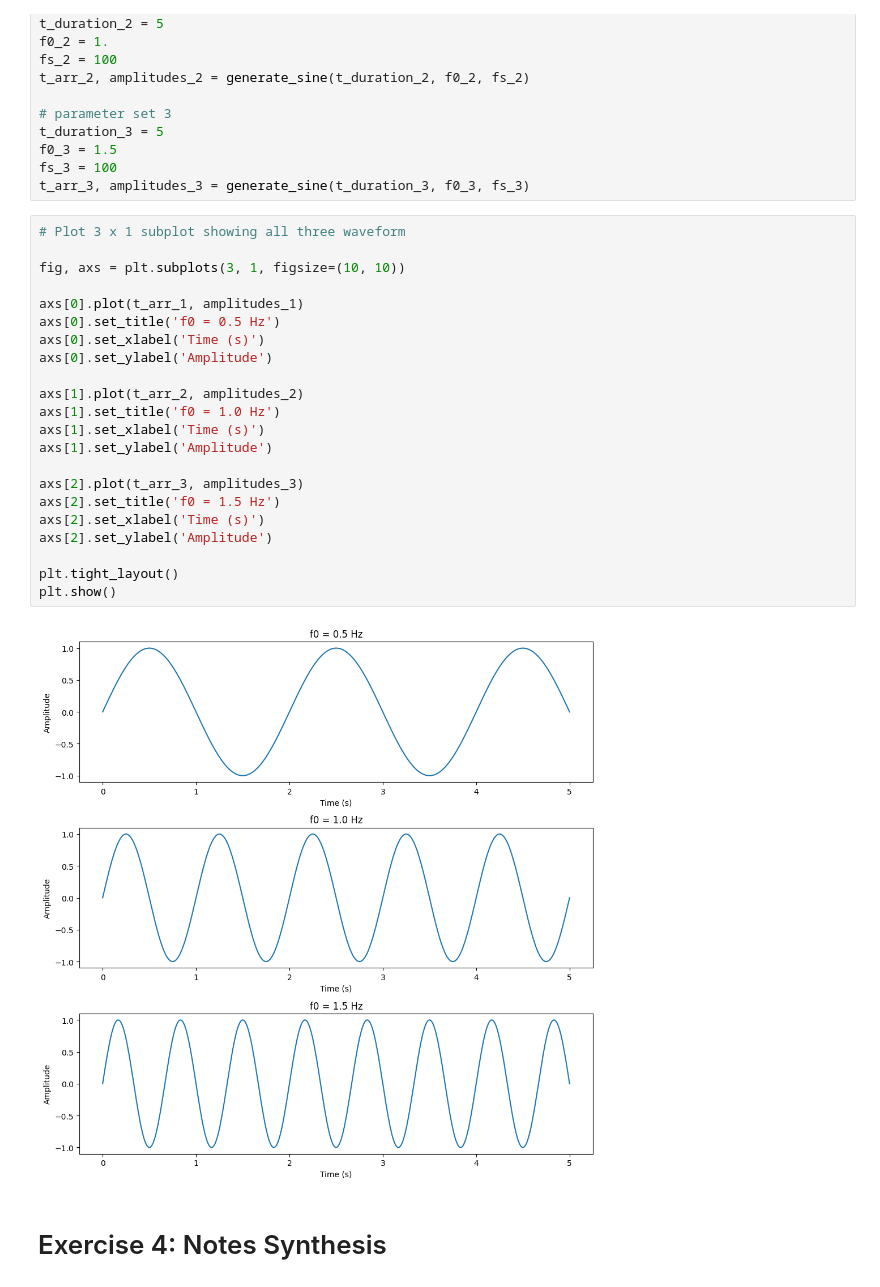
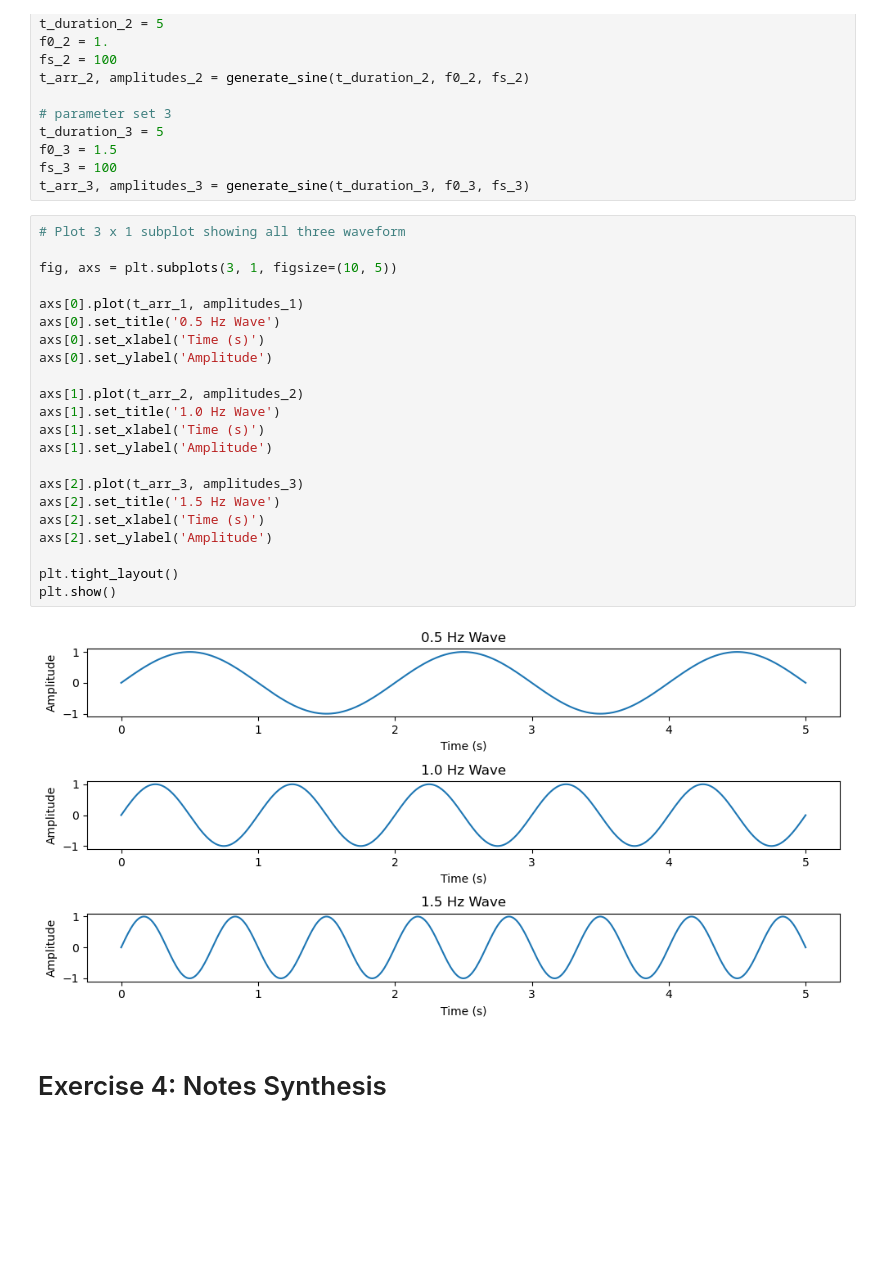
Before and after one commit to jakobtak/EE241A_G29, a Jupyter notebook: Lab2/Report_Template/Lab_2_Jeremy.ipynb, the cells around one changed output. Drawn from its saved outputs; the diff is of its cells as text; blank space fills up the shorter version.

```diff
--- a/Lab2/Report_Template/Lab_2_Jeremy.ipynb
+++ b/Lab2/Report_Template/Lab_2_Jeremy.ipynb
@@ -149,27 +156,27 @@ t_arr_3, amplitudes_3 = generate_sine(t_duration_3, f0_3, fs_3)
 # %%
 # Plot 3 x 1 subplot showing all three waveform
 
-fig, axs = plt.subplots(3, 1, figsize=(10, 10))
+fig, axs = plt.subplots(3, 1, figsize=(10, 5))
 
 axs[0].plot(t_arr_1, amplitudes_1)
-axs[0].set_title('f0 = 0.5 Hz')
+axs[0].set_title('0.5 Hz Wave')
 axs[0].set_xlabel('Time (s)')
 axs[0].set_ylabel('Amplitude')
 
 axs[1].plot(t_arr_2, amplitudes_2)
-axs[1].set_title('f0 = 1.0 Hz')
+axs[1].set_title('1.0 Hz Wave')
 axs[1].set_xlabel('Time (s)')
 axs[1].set_ylabel('Amplitude')
 
 axs[2].plot(t_arr_3, amplitudes_3)
-axs[2].set_title('f0 = 1.5 Hz')
+axs[2].set_title('1.5 Hz Wave')
 axs[2].set_xlabel('Time (s)')
 axs[2].set_ylabel('Amplitude')
 
 plt.tight_layout()
 plt.show()
 # %% [output]
-[figure, old version]
+[figure, new version]
 # %% [markdown]
 # Exercise 4: Notes Synthesis
 # %%
```
Also changed, not shown: parts of 15 cells of this notebook.
